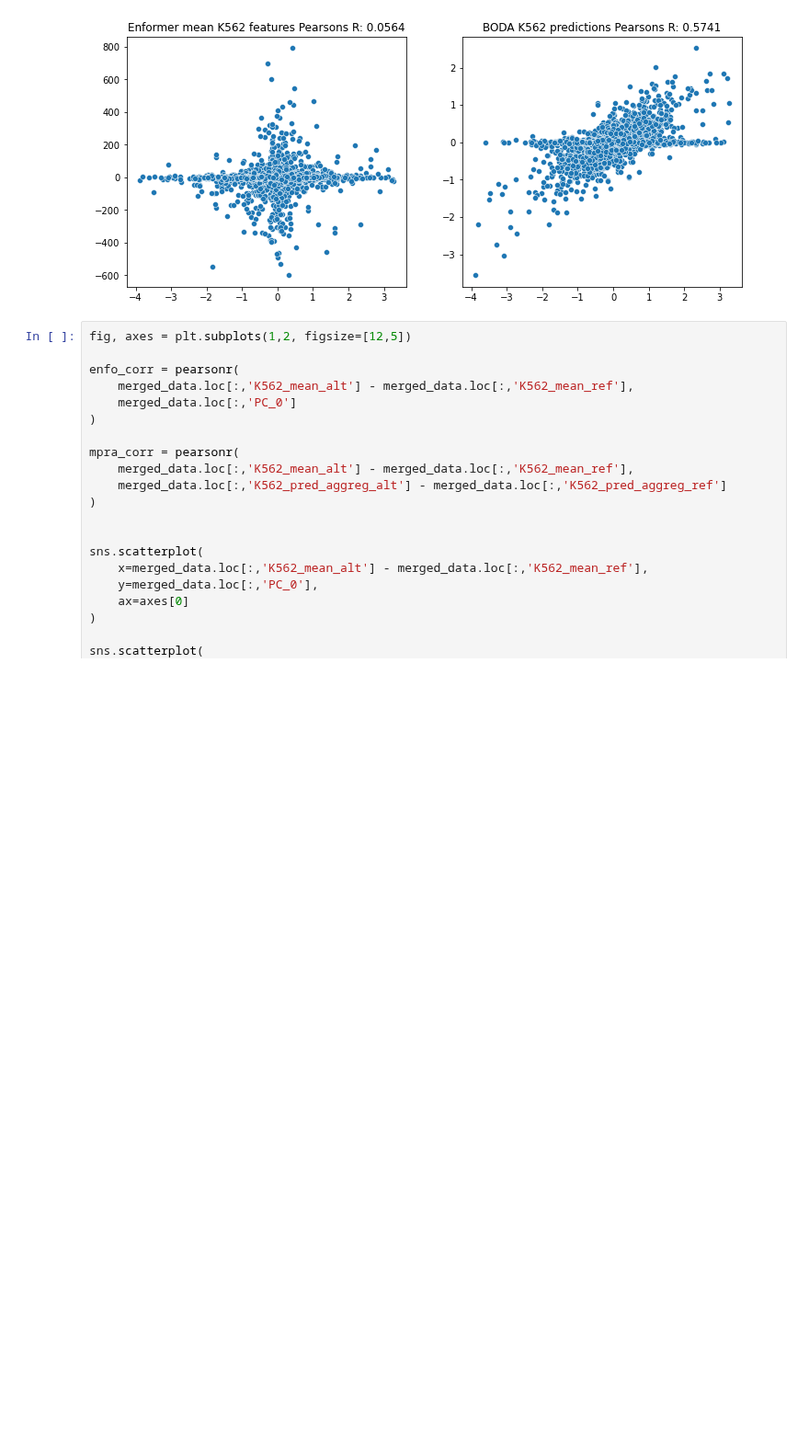
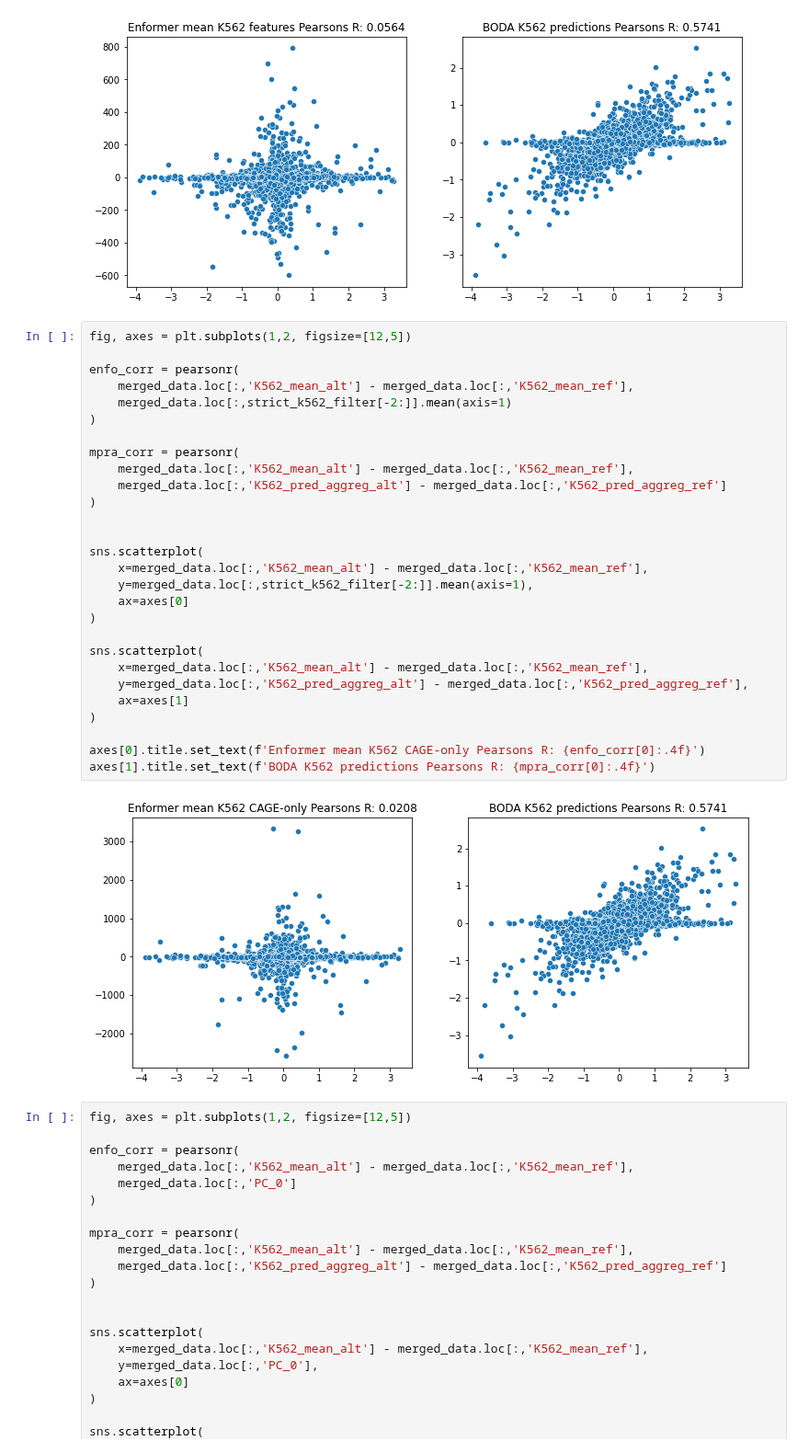
Before and after one commit to sjgosai/boda2, a Jupyter notebook: analysis/manuscript/FIG01__schema_and_performance/enformer_vep.ipynb, the cells around one changed output. Shown at 92% size. Drawn from its saved outputs; the diff is of its cells as text; blank space fills up the shorter version.

```diff
--- a/analysis/manuscript/FIG01__schema_and_performance/enformer_vep.ipynb
+++ b/analysis/manuscript/FIG01__schema_and_performance/enformer_vep.ipynb
@@ -190,6 +202,36 @@ axes[0].title.set_text(f'Enformer mean K562 features Pearsons R: {enfo_corr[0]:.
 axes[1].title.set_text(f'BODA K562 predictions Pearsons R: {mpra_corr[0]:.4f}')
 # %% [output]
 [figure]
+# %%
+fig, axes = plt.subplots(1,2, figsize=[12,5])
+
+enfo_corr = pearsonr(
+    merged_data.loc[:,'K562_mean_alt'] - merged_data.loc[:,'K562_mean_ref'],
+    merged_data.loc[:,strict_k562_filter[-2:]].mean(axis=1)
+)
+
+mpra_corr = pearsonr(
+    merged_data.loc[:,'K562_mean_alt'] - merged_data.loc[:,'K562_mean_ref'],
+    merged_data.loc[:,'K562_pred_aggreg_alt'] - merged_data.loc[:,'K562_pred_aggreg_ref']
+)
+
+
+sns.scatterplot(
+    x=merged_data.loc[:,'K562_mean_alt'] - merged_data.loc[:,'K562_mean_ref'],
+    y=merged_data.loc[:,strict_k562_filter[-2:]].mean(axis=1),
+    ax=axes[0]
+)
+
+sns.scatterplot(
+    x=merged_data.loc[:,'K562_mean_alt'] - merged_data.loc[:,'K562_mean_ref'],
+    y=merged_data.loc[:,'K562_pred_aggreg_alt'] - merged_data.loc[:,'K562_pred_aggreg_ref'],
+    ax=axes[1]
+)
+
+axes[0].title.set_text(f'Enformer mean K562 CAGE-only Pearsons R: {enfo_corr[0]:.4f}')
+axes[1].title.set_text(f'BODA K562 predictions Pearsons R: {mpra_corr[0]:.4f}')
+# %% [output]
+[figure, added]
 # %%
 fig, axes = plt.subplots(1,2, figsize=[12,5])
 
```
Also changed, not shown: parts of 1 cell of this notebook, 10 other files.
